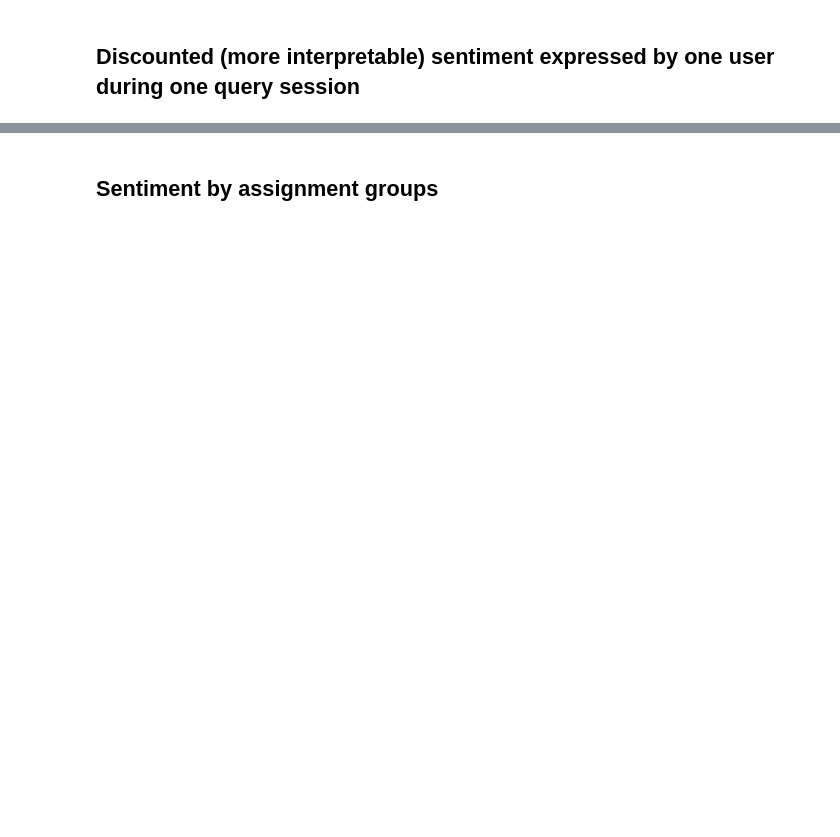
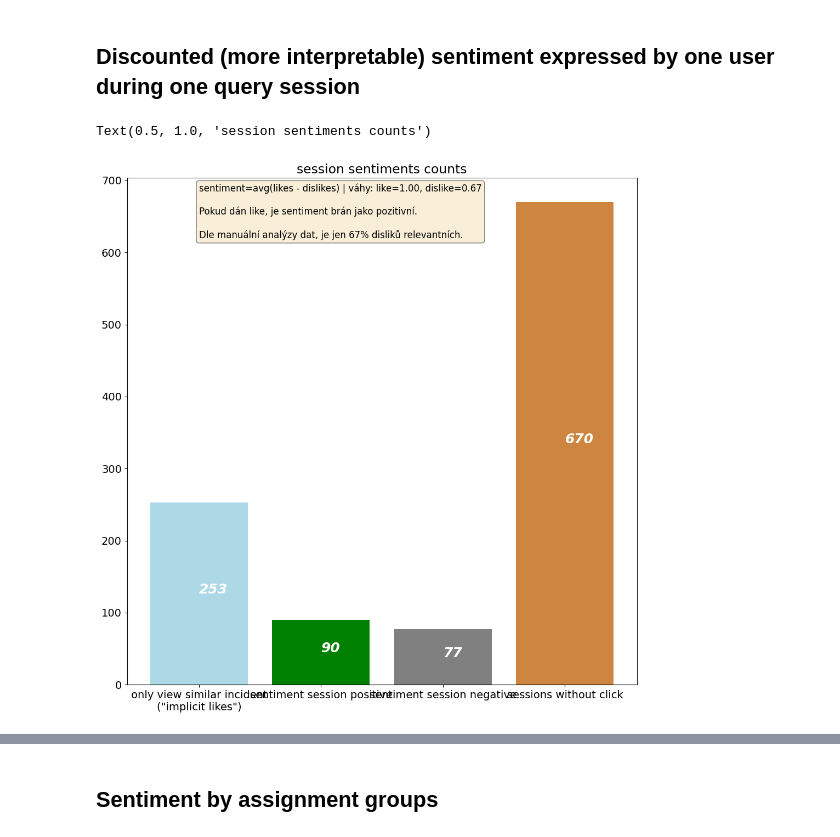
Before and after one commit to the-mama-ai/msearch_csas_ux_analysis, a Jupyter notebook: analysis.ipynb, the cells around one changed output, grey strips where cells are left out. Cells and saved outputs as stored; diff of their text form; code cells hidden in the pictures; blank space fills up the shorter version.

Commit message:
refactor session processing into script

```diff
--- a/analysis.ipynb
+++ b/analysis.ipynb
@@ -12,7 +13,5 @@ import pandas as pd
 # %%
-# csv_file_path = 'ui_logs_2023-03-20 16_29_49.774183.csv'
-# csv_file_path = 'ui_logs_2023-04-06 13_50_36.138784.csv'
-csv_file_path = 'ui_logs_2023-04-17 07_43_59.160150.csv'
+csv_file_path = 'csas_logs/ui_logs_2023-04-17 07_43_59.160150.csv'
 graphs_folder = 'graphs 2023-04-17'
 events = filter_events_by_time(
     events=parse_all_events_from_csv(csv_file_path),
@@ -193,0 +48,3 @@ plt.savefig(f"{graphs_folder}/session_sentiment.png", bbox_inches='tight')
+# %%
+sessions, sessions_without_click = process_sessions(df, events)
+sessions_sorted_by_time = sort_sessions_by_time(sessions)
@@ -196,38 +87,35 @@ plt.savefig(f"{graphs_folder}/session_sentiment.png", bbox_inches='tight')
 # %%
 views_count = len([1 for path in sessions.values() if path.only_view])
 likes_count = len([1 for path in sessions.values() if not path.only_view and path.sentiment > 0])
 dislike_count = len([1 for path in sessions.values() if not path.only_view and path.sentiment < 0])
 
-DISLIKE_MULTIPLE_CLICKS_BUG_CORRECTION = 4 + 1
-dislike_count -= DISLIKE_MULTIPLE_CLICKS_BUG_CORRECTION
-
-session_without_sentiment_count = len([event for event in events
-                                       if event.event_type not in [EventType.LIKE, EventType.DISLIKE,
-                                                                   EventType.VIEW_SIMILAR_INCIDENT]])
-session_without_sentiment_count = 10
 f, ax = plt.subplots(figsize=(12, 12))
-import math
 
 undecided_count = math.ceil(dislike_count - dislike_count * 0.675)
 dislike_count = int(dislike_count * 0.675)
 plt.bar(
-    ['only view similar incident\n("implicit likes")', 'sentiment session positive', 'sentiment session negative', ],
+    ['only view similar incident\n("implicit likes")', 'sentiment session positive', 'sentiment session negative',
+     'sessions without click'],
     # 'not relevant'],
-    [views_count, likes_count, dislike_count],  #, undecided_count],
-    color=['lightblue', 'green', 'grey']  # , 'peru'
+    [views_count, likes_count, dislike_count, len(sessions_without_click)],
+    color=['lightblue', 'green', 'grey', 'peru']
 )
 plt.rcParams.update({'font.size': 14})
 
 plt.text(0, views_count / 2, f"{views_count}", size=18, weight='bold', style='oblique', color='white')
 plt.text(1, likes_count / 2, f"{likes_count}", size=18, weight='bold', style='oblique', color='white')
 plt.text(2, dislike_count / 2, f"{dislike_count}", size=18, weight='bold', style='oblique', color='white')
-# plt.text(3, undecided_count / 2, f"{undecided_count}", size=18, weight='bold', style='oblique', color='white')
-plt.text(0.8, views_count - 20, f"sentiment=avg(likes - dislikes) | "
-                                f"váhy: like={LIKE_WEIGHT:.2f}, dislike={DISLIKE_WEIGHT:.2f}\n\n"
-                                f"Pokud dán like, je sentiment brán jako pozitivní.\n\n"
-                                f"Dle manuální analýzy dat, je jen {DISLIKE_WEIGHT * 100:0.0f}% disliků relevantních.",
+plt.text(3, len(sessions_without_click) / 2, f"{len(sessions_without_click)}", size=18, weight='bold', style='oblique',
+         color='white')
+plt.text(0, len(sessions_without_click) - 50, f"sentiment=avg(likes - dislikes) | "
+                                                f"váhy: like={LIKE_WEIGHT:.2f}, dislike={DISLIKE_WEIGHT:.2f}\n\n"
+                                                f"Pokud dán like, je sentiment brán jako pozitivní.\n\n"
+                                                f"Dle manuální analýzy dat, je jen {DISLIKE_WEIGHT * 100:0.0f}% disliků relevantních.",
          size=12, bbox=dict(boxstyle='round', facecolor='wheat', alpha=0.5))
 plt.title('session sentiments counts')
+# %% [output]
+Text(0.5, 1.0, 'session sentiments counts')
+[figure, added]
 # %%
 views_count = len([1 for path in sessions.values() if path.only_view])
 likes_count = len([1 for path in sessions.values() if not path.only_view and path.sentiment > 0])
```
Also changed, not shown: parts of 22 cells of this notebook, 2 other files.
